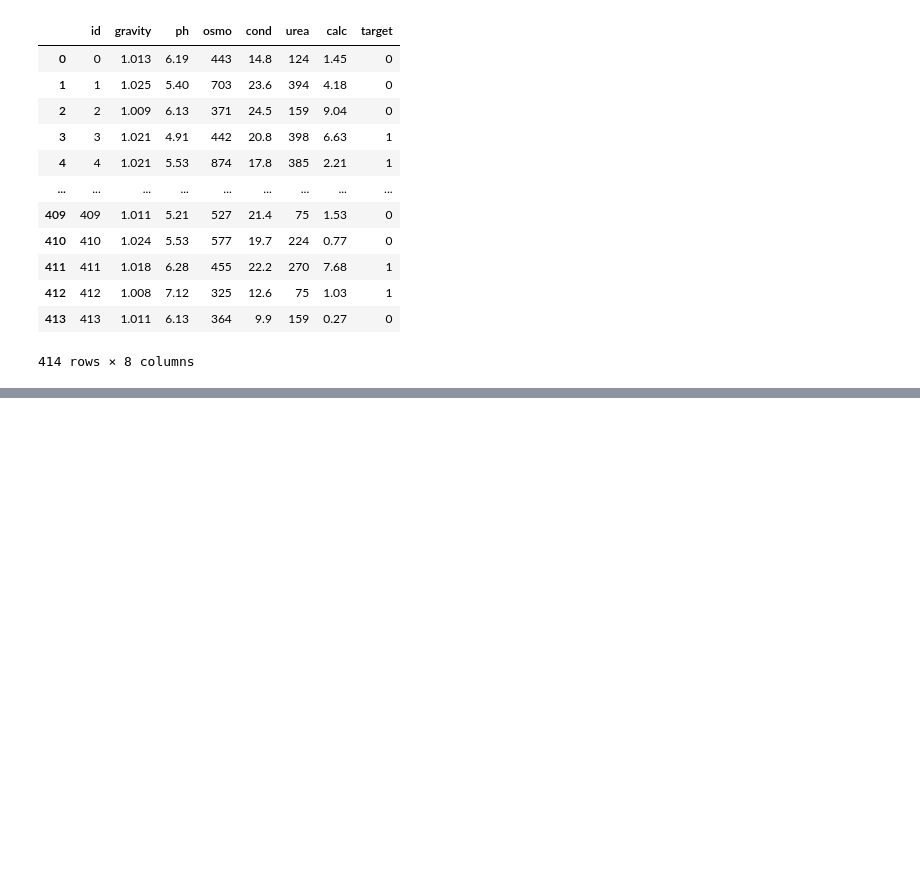
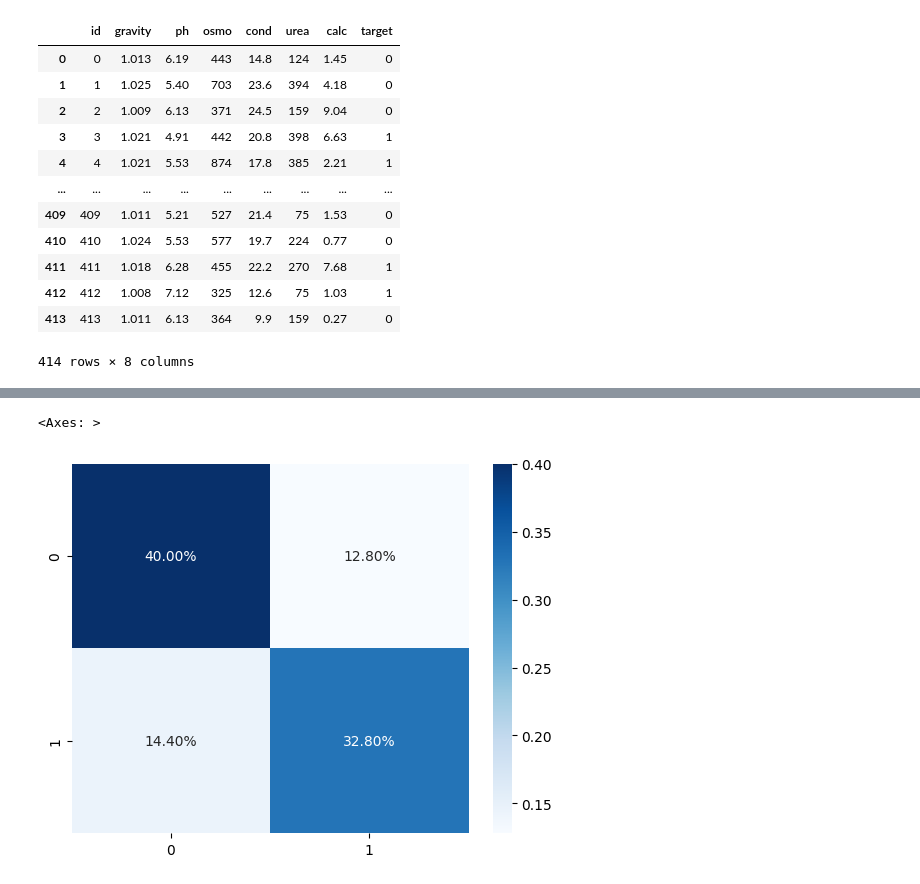
Before and after one commit to Deceptrax123/Machine-Learning-Lab, a Jupyter notebook: MLP/model.ipynb, the cells around one changed output, grey strips where cells are left out. Drawn from its saved outputs; the diff is of its cells as text; code cells hidden in the pictures; blank space fills up the shorter version.

```diff
--- a/MLP/model.ipynb
+++ b/MLP/model.ipynb
@@ -172,0 +173,6 @@ ppv,specificity
+# %%
+import seaborn as sn
+sn.heatmap(m/np.sum(m),annot=True,fmt='0.2%',cmap='Blues')
+# %% [output]
+<Axes: >
+[figure, added]
```
Also changed, not shown: parts of 8 cells of this notebook.
